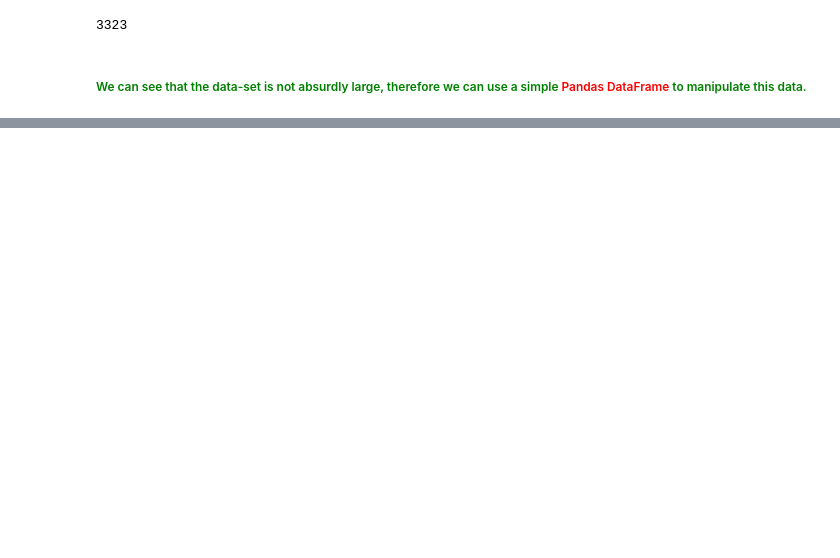
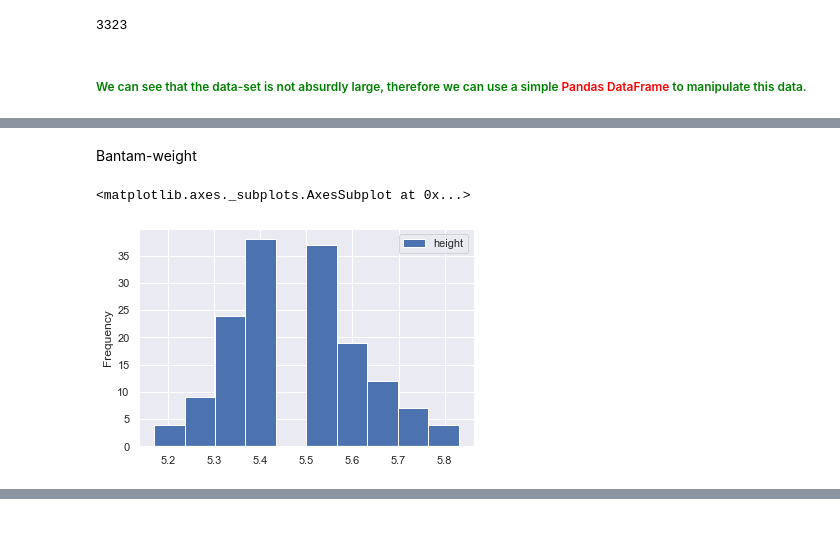
Before and after one commit to egarcia11/ufc_data_analysis, a Jupyter notebook: notebooks/basic_analysis.ipynb, the cells around one changed output, grey strips where cells are left out. Drawn from its saved outputs; the diff is of its cells as text; code cells hidden in the pictures; blank space fills up the shorter version.

```diff
--- a/notebooks/basic_analysis.ipynb
+++ b/notebooks/basic_analysis.ipynb
@@ -212,0 +136,7 @@ print(strawweightFrame)
+# %% [markdown]
+<p>Bantam-weight</p>
+# %%
+pd.DataFrame(bantamWeights['height']).plot.hist(bins=10)
+# %% [output]
+<matplotlib.axes._subplots.AxesSubplot at 0x...>
+[figure, added]
```
Also changed, not shown: parts of 39 cells of this notebook.
